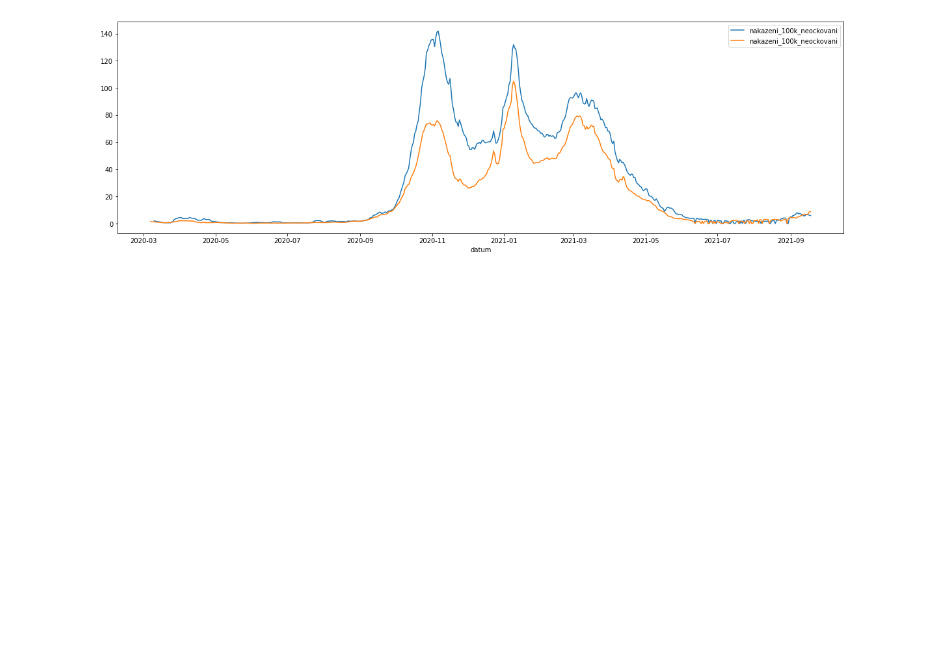
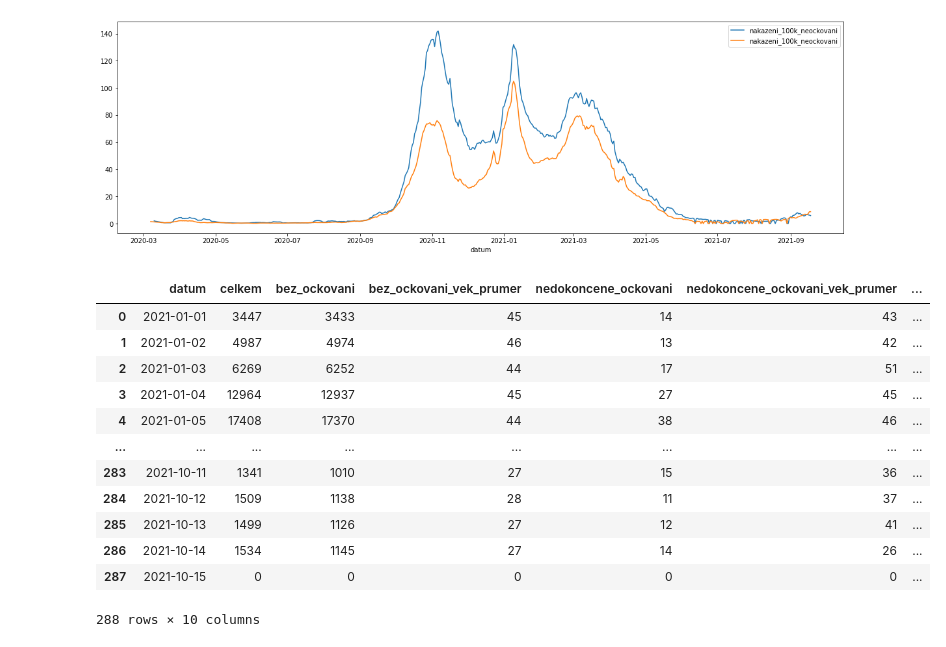
Before and after one commit to msusicky/ockovani-covid, a Jupyter notebook: notebooks/nakazeni.ipynb, the cells around one changed output. Drawn from its saved outputs; the diff is of its cells as text; code cells hidden in the pictures; blank space fills up the shorter version.

```diff
--- a/notebooks/nakazeni.ipynb
+++ b/notebooks/nakazeni.ipynb
@@ -140,3 +142,25 @@ df[df['vekova_skupina'] == grp2].plot(x='datum', y='nakazeni_100k_neockovani', f
 # %% [output]
 <AxesSubplot:xlabel='datum'>
 [figure]
+# %%
+nakazeni_v = pd.read_sql_query(
+    """
+    select * from nakazeni_ockovani n
+    """,
+    db
+)
+nakazeni_v
+# %% [output]
+|  | datum | celkem | bez_ockovani | bez_ockovani_vek_prumer | nedokoncene_ockovani | nedokoncene_ockovani_vek_prumer | ... |
+| 0 | 2021-01-01 | 3447 | 3433 | 45 | 14 | 43 | ... |
+| 1 | 2021-01-02 | 4987 | 4974 | 46 | 13 | 42 | ... |
+| 2 | 2021-01-03 | 6269 | 6252 | 44 | 17 | 51 | ... |
+| 3 | 2021-01-04 | 12964 | 12937 | 45 | 27 | 45 | ... |
+| 4 | 2021-01-05 | 17408 | 17370 | 44 | 38 | 46 | ... |
+| ... | ... | ... | ... | ... | ... | ... | ... |
+| 283 | 2021-10-11 | 1341 | 1010 | 27 | 15 | 36 | ... |
+| 284 | 2021-10-12 | 1509 | 1138 | 28 | 11 | 37 | ... |
+| 285 | 2021-10-13 | 1499 | 1126 | 27 | 12 | 41 | ... |
+| 286 | 2021-10-14 | 1534 | 1145 | 27 | 14 | 26 | ... |
+| 287 | 2021-10-15 | 0 | 0 | 0 | 0 | 0 | ... |
+288 rows × 10 columns
```
Also changed, not shown: parts of 5 cells of this notebook.
